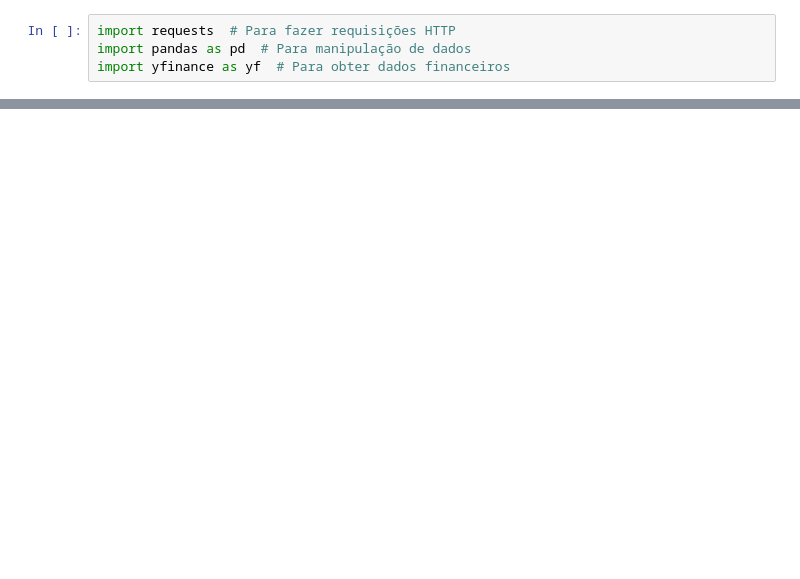
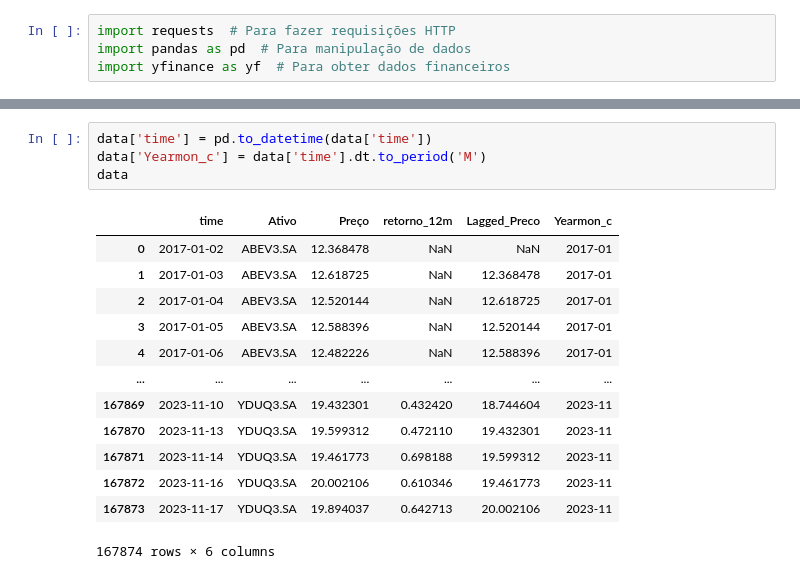
Before and after one commit to fjportella/factoryInvesting, a Jupyter notebook: aula.ipynb, the cells around one changed output, grey strips where cells are left out. Saved outputs shown, nothing was run; the diff lists cells and outputs as text; blank space fills up the shorter version.

```diff
--- a/aula.ipynb
+++ b/aula.ipynb
@@ -137,0 +198,18 @@ data_mensal
+# %%
+data['time'] = pd.to_datetime(data['time'])
+data['Yearmon_c'] = data['time'].dt.to_period('M')
+data
+# %% [output]
+|  | time | Ativo | Preço | retorno_12m | Lagged_Preco | Yearmon_c |
+| 0 | 2017-01-02 | ABEV3.SA | 12.368478 | NaN | NaN | 2017-01 |
+| 1 | 2017-01-03 | ABEV3.SA | 12.618725 | NaN | 12.368478 | 2017-01 |
+| 2 | 2017-01-04 | ABEV3.SA | 12.520144 | NaN | 12.618725 | 2017-01 |
+| 3 | 2017-01-05 | ABEV3.SA | 12.588396 | NaN | 12.520144 | 2017-01 |
+| 4 | 2017-01-06 | ABEV3.SA | 12.482226 | NaN | 12.588396 | 2017-01 |
+| ... | ... | ... | ... | ... | ... | ... |
+| 167869 | 2023-11-10 | YDUQ3.SA | 19.432301 | 0.432420 | 18.744604 | 2023-11 |
+| 167870 | 2023-11-13 | YDUQ3.SA | 19.599312 | 0.472110 | 19.432301 | 2023-11 |
+| 167871 | 2023-11-14 | YDUQ3.SA | 19.461773 | 0.698188 | 19.599312 | 2023-11 |
+| 167872 | 2023-11-16 | YDUQ3.SA | 20.002106 | 0.610346 | 19.461773 | 2023-11 |
+| 167873 | 2023-11-17 | YDUQ3.SA | 19.894037 | 0.642713 | 20.002106 | 2023-11 |
+167874 rows × 6 columns
```
Also changed, not shown: parts of 13 cells of this notebook.
